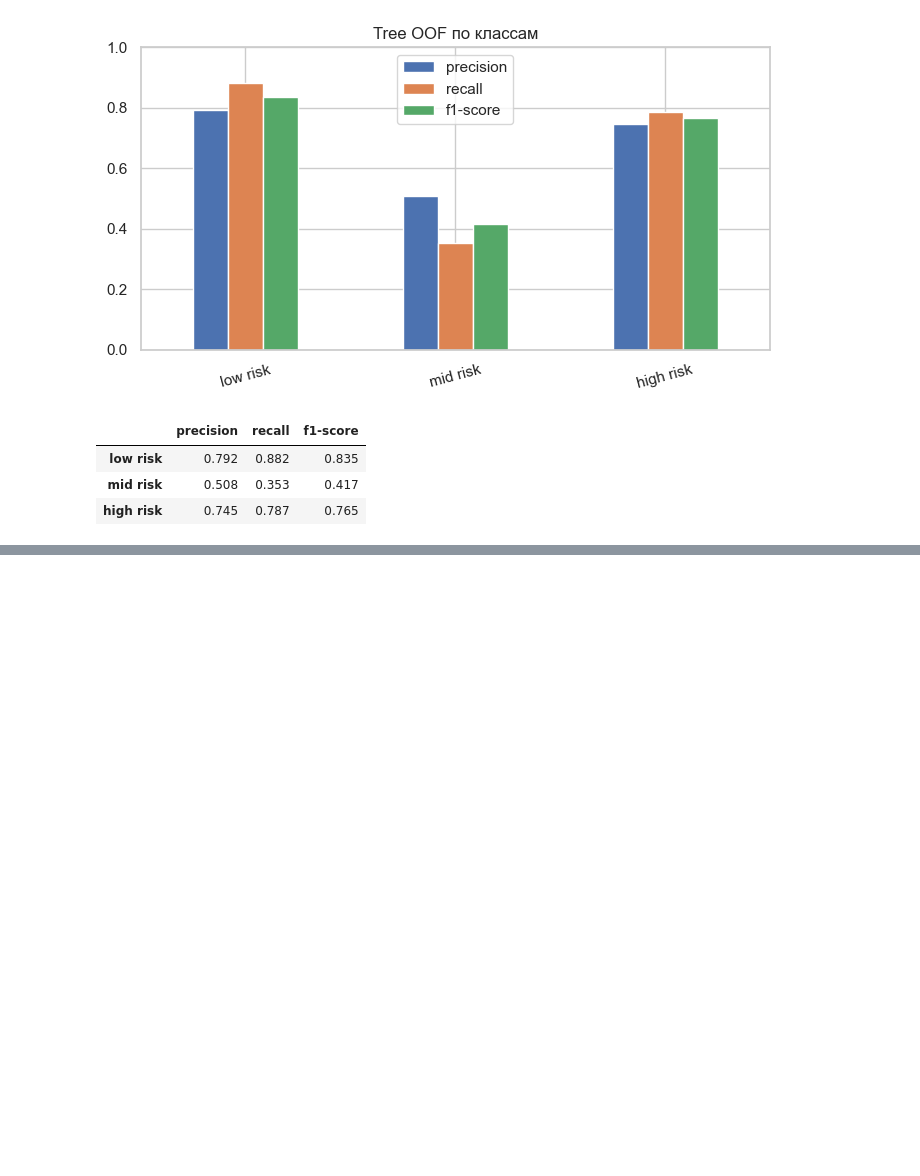
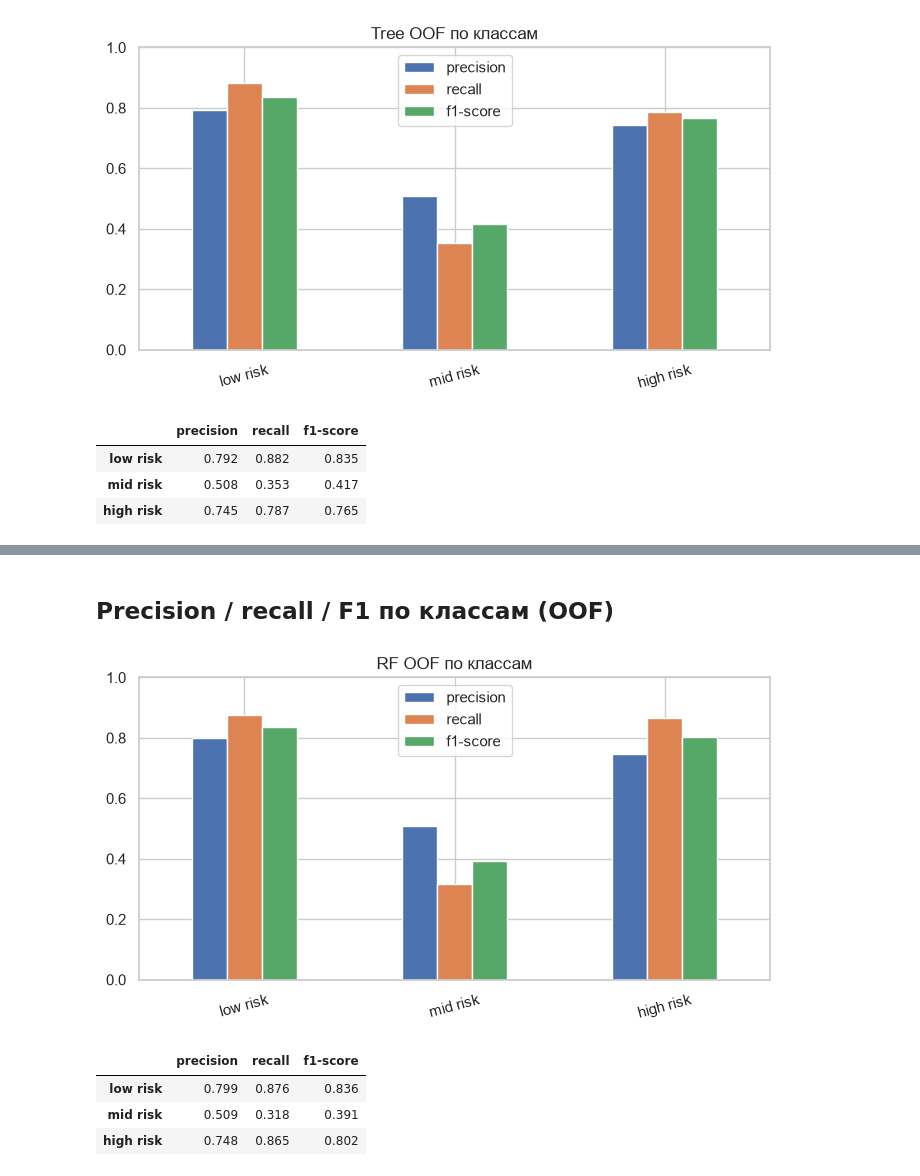
Before and after one commit to NexPG/risk-of-pregnancy, a Jupyter notebook: code/trainer.ipynb, the cells around one changed output, grey strips where cells are left out. Drawn from its saved outputs; the diff is of its cells as text; code cells hidden in the pictures; blank space fills up the shorter version.

```diff
--- a/code/trainer.ipynb
+++ b/code/trainer.ipynb
@@ -421,0 +538,17 @@ display(per.round(3))
+# %% [markdown]
+## Precision / recall / F1 по классам (OOF)
+# %%
+rep = classification_report(y_train, rf_oof, labels=LABELS, output_dict=True)
+per = pd.DataFrame(rep).T.loc[LABELS, ["precision", "recall", "f1-score"]]
+per.plot(kind="bar", ylim=(0, 1), figsize=(7, 4))
+plt.xticks(rotation=15)
+plt.title("RF OOF по классам")
+plt.tight_layout()
+plt.show()
+display(per.round(3))
+# %% [output]
+[figure, added]
+|  | precision | recall | f1-score |
+| low risk | 0.799 | 0.876 | 0.836 |
+| mid risk | 0.509 | 0.318 | 0.391 |
+| high risk | 0.748 | 0.865 | 0.802 |
```
Also changed, not shown: parts of 11 cells of this notebook.
